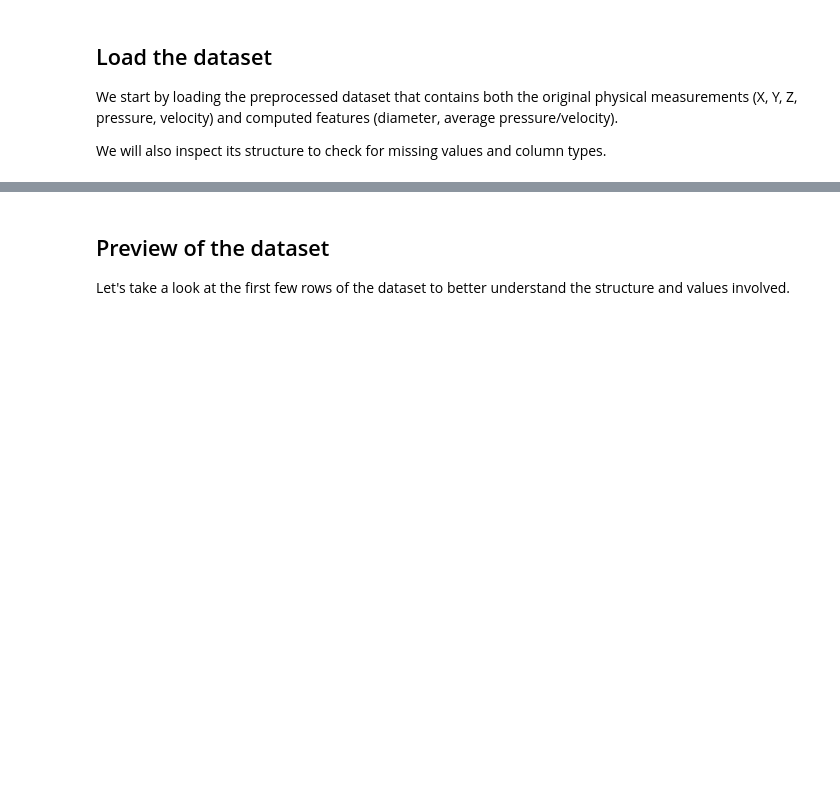
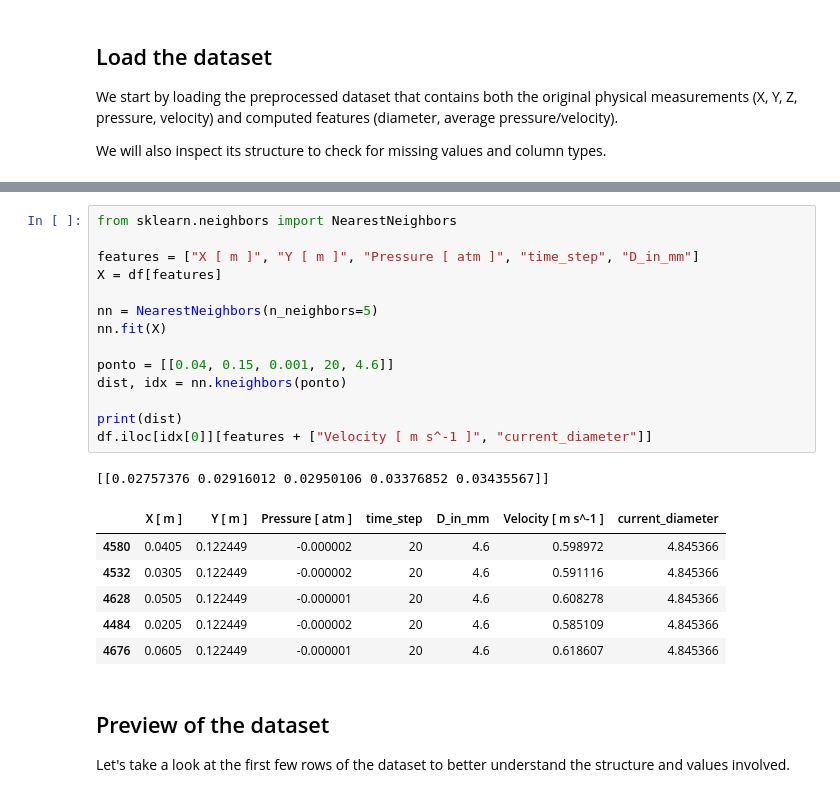
Before and after one commit to lucasmcmatos/machine-learning-spray-jets-diameters-prediction, a Jupyter notebook: notebooks/01-analise-exploratoria.ipynb, the cells around one changed output, grey strips where cells are left out. Cells and saved outputs as stored; diff of their text form; blank space fills up the shorter version.

```diff
--- a/notebooks/01-analise-exploratoria.ipynb
+++ b/notebooks/01-analise-exploratoria.ipynb
@@ -68,3 +80,25 @@ memory usage: 808.7 KB
+# %%
+from sklearn.neighbors import NearestNeighbors
+
+features = ["X [ m ]", "Y [ m ]", "Pressure [ atm ]", "time_step", "D_in_mm"]
+X = df[features]
+
+nn = NearestNeighbors(n_neighbors=5)
+nn.fit(X)
+
+ponto = [[0.04, 0.15, 0.001, 20, 4.6]]
+dist, idx = nn.kneighbors(ponto)
+
+print(dist)
+df.iloc[idx[0]][features + ["Velocity [ m s^-1 ]", "current_diameter"]]
+# %% [output]
+[[0.02757376 0.02916012 0.02950106 0.03376852 0.03435567]]
+|  | X [ m ] | Y [ m ] | Pressure [ atm ] | time_step | D_in_mm | Velocity [ m s^-1 ] | current_diameter |
+| 4580 | 0.0405 | 0.122449 | -0.000002 | 20 | 4.6 | 0.598972 | 4.845366 |
+| 4532 | 0.0305 | 0.122449 | -0.000002 | 20 | 4.6 | 0.591116 | 4.845366 |
+| 4628 | 0.0505 | 0.122449 | -0.000001 | 20 | 4.6 | 0.608278 | 4.845366 |
+| 4484 | 0.0205 | 0.122449 | -0.000002 | 20 | 4.6 | 0.585109 | 4.845366 |
+| 4676 | 0.0605 | 0.122449 | -0.000001 | 20 | 4.6 | 0.618607 | 4.845366 |
 # %% [markdown]
 ## Preview of the dataset
 
```
Also changed, not shown: parts of 2 cells of this notebook, 15 other files.
